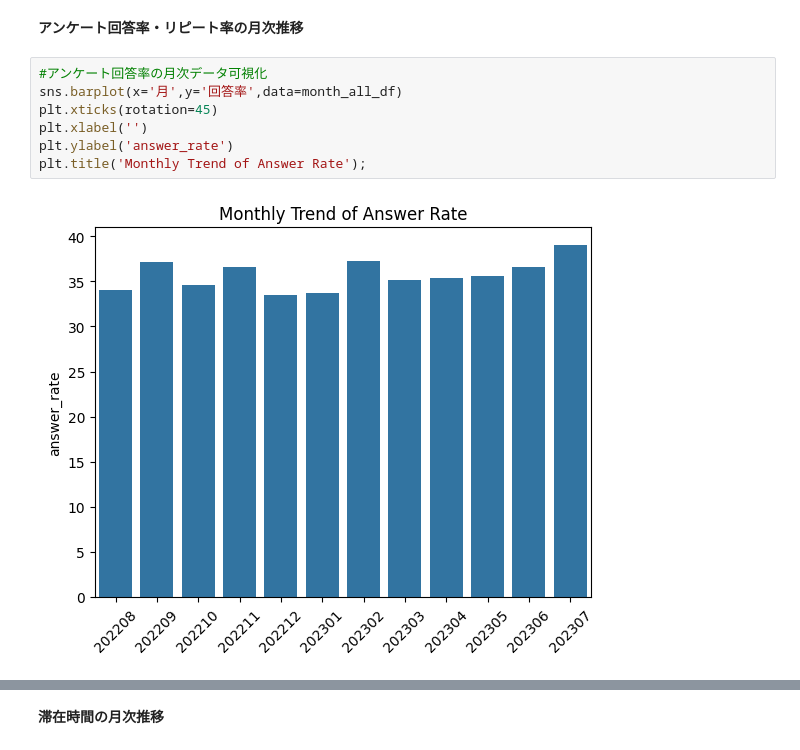
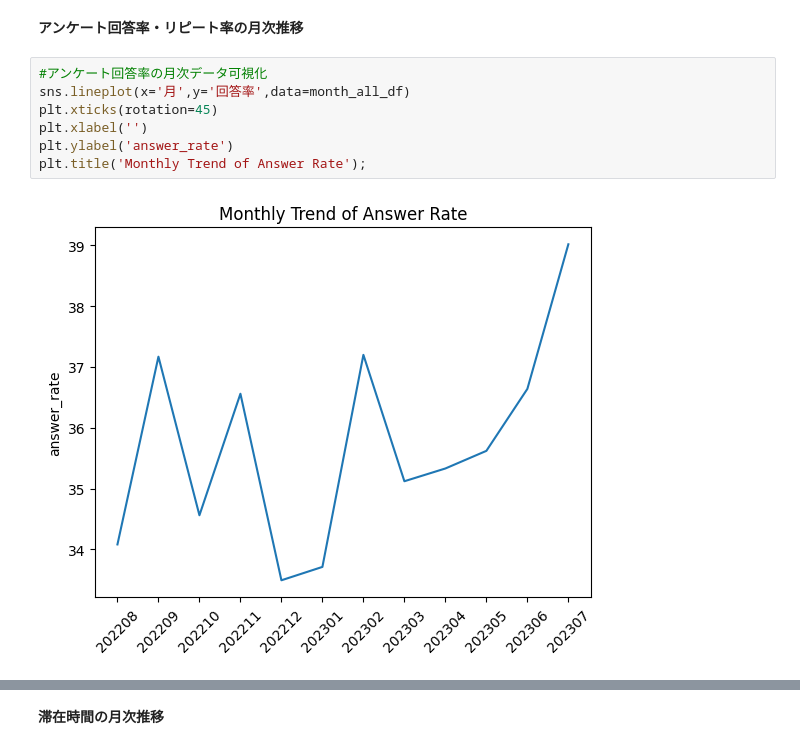
Before and after one commit to YoshiakiAsahara/for-intern, a Jupyter notebook: phase1.ipynb, the cells around one changed output, grey strips where cells are left out. Drawn from its saved outputs; the diff is of its cells as text.

```diff
--- a/phase1.ipynb
+++ b/phase1.ipynb
@@ -404,13 +404,13 @@ plt.suptitle('Monthly Trend of Customer Info');
 **アンケート回答率・リピート率の月次推移**
 # %%
 #アンケート回答率の月次データ可視化
-sns.barplot(x='月',y='回答率',data=month_all_df)
+sns.lineplot(x='月',y='回答率',data=month_all_df)
 plt.xticks(rotation=45)
 plt.xlabel('')
 plt.ylabel('answer_rate')
 plt.title('Monthly Trend of Answer Rate');
 # %% [output]
-[figure, old version]
+[figure, new version]
 # %%
 #リピート率のデータ可視化
 #アンケート回答率の月次データ可視化
```
Also changed, not shown: parts of 6 cells of this notebook.
